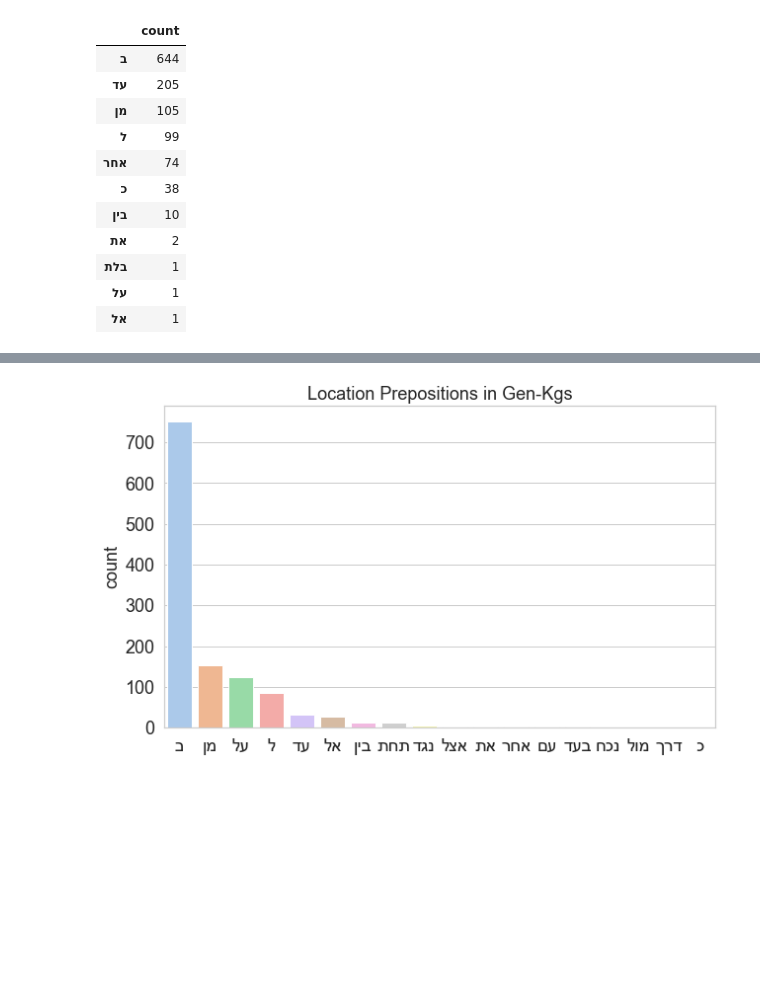
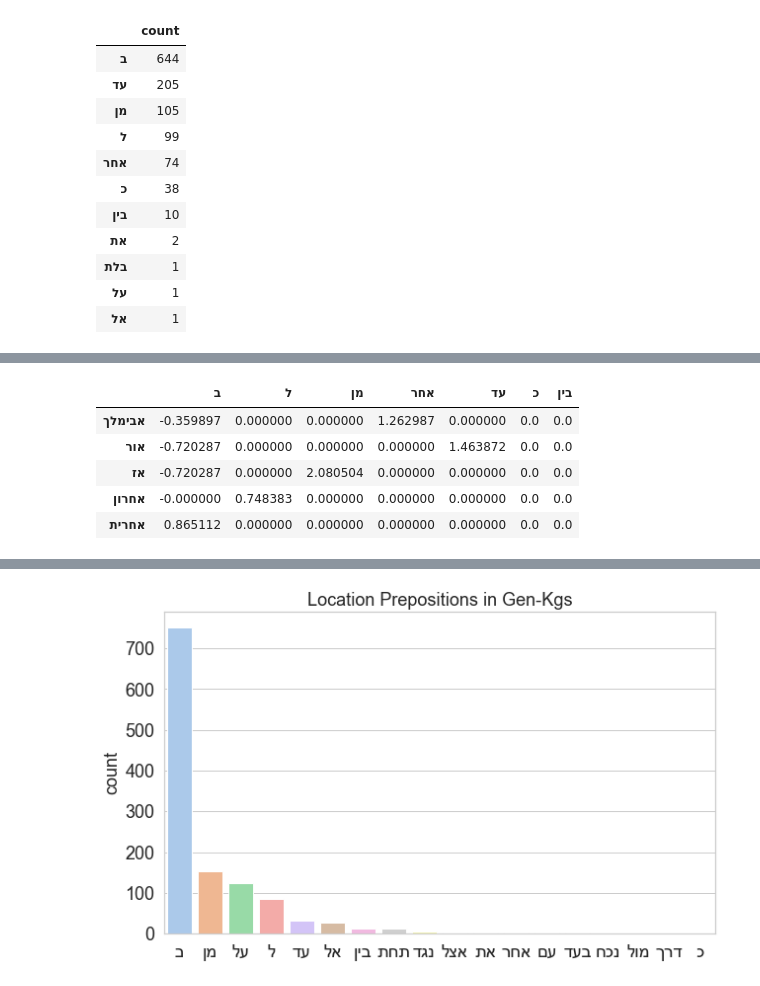
Before and after one commit to CambridgeSemiticsLab/BH_time_collocations, a Jupyter notebook: analysis/SBH_time_expressions.ipynb, the cells around one changed output, grey strips where cells are left out. Cells and saved outputs as stored; diff of their text form; code cells hidden in the pictures; blank space fills up the shorter version.

```diff
--- a/analysis/SBH_time_expressions.ipynb
+++ b/analysis/SBH_time_expressions.ipynb
@@ -149,0 +332,38 @@ Prepositions and their frequency:
+# %%
+pp_noun_associations = collections.defaultdict(lambda: collections.Counter())
+
+for target_pp in prep_noun_counts.columns:
+    target_freq = prep_noun_counts[target_pp].sum()
+    for colex in prep_noun_counts.index:
+        colex_freq = prep_noun_counts.loc[colex].sum()
+
+        # values for contingency table and expected freq.
+        a = prep_noun_counts[target_pp][colex]
+        b = target_freq - a
+        c = colex_freq - a
+        d = prep_noun_counts.sum().sum() - (a+b+c)
+
+        # Fisher's
+        contingency = np.matrix([[a, b], [c, d]])
+        oddsratio, p_value = stats.fisher_exact(contingency)
+
+        # log-transform if observed value below expected
+        exp_f = (a+b) * (a+c) / (a+b+c+d) # expected freq.
+        if a < exp_f:
+            strength = np.log10(p_value)
+        else:
+            strength = -1 * np.log10(p_value)
+
+        # save it
+        pp_noun_associations[target_pp][colex] = strength
+
+pp_noun_associations = pd.DataFrame(pp_noun_associations)
+
+pp_noun_associations.head()
+# %% [output]
+|  | ב | ל | מן | אחר | עד | כ | בין |
+| אבימלך | -0.359897 | 0.000000 | 0.000000 | 1.262987 | 0.000000 | 0.0 | 0.0 |
+| אור | -0.720287 | 0.000000 | 0.000000 | 0.000000 | 1.463872 | 0.0 | 0.0 |
+| אז | -0.720287 | 0.000000 | 2.080504 | 0.000000 | 0.000000 | 0.0 | 0.0 |
+| אחרון | -0.000000 | 0.748383 | 0.000000 | 0.000000 | 0.000000 | 0.0 | 0.0 |
+| אחרית | 0.865112 | 0.000000 | 0.000000 | 0.000000 | 0.000000 | 0.0 | 0.0 |
```
Also changed, not shown: parts of 32 cells of this notebook, 1 other file.
